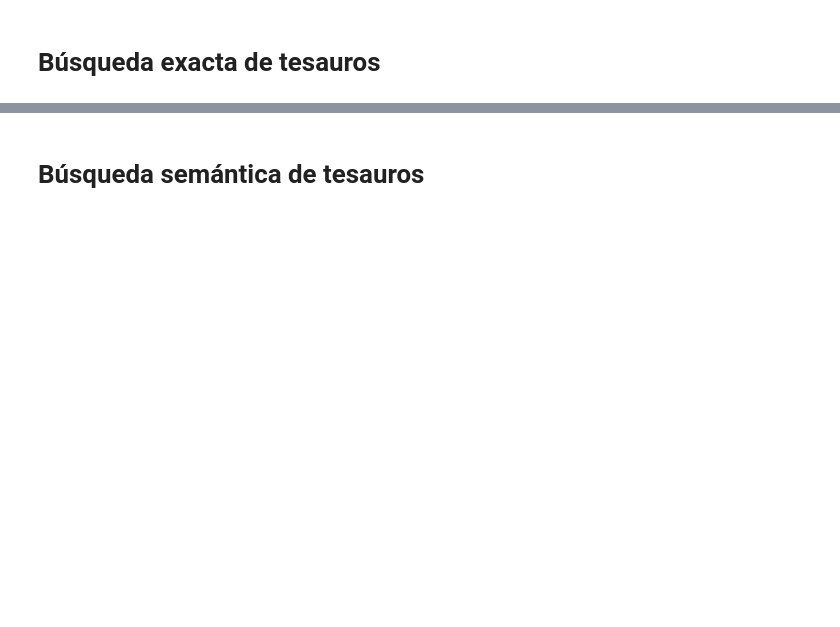
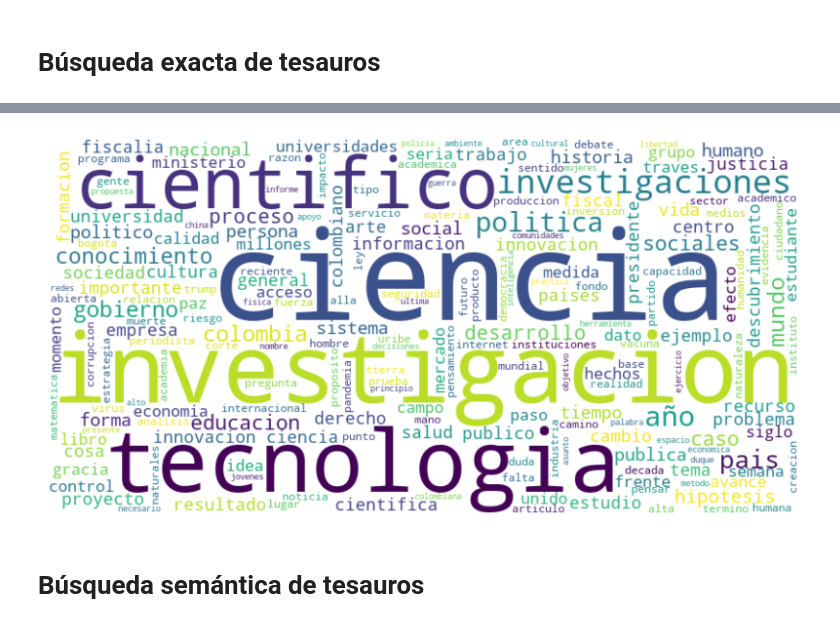
Before and after one commit to BMSS-EAFIT-Projects/HumanidadesDigitales_Karen, a Jupyter notebook: Códigos/busquedas_tesauros.ipynb, the cells around one changed output, grey strips where cells are left out. Cells and saved outputs as stored; diff of their text form; code cells hidden in the pictures; blank space fills up the shorter version.

Commit message:
Busquedas

```diff
--- a/Códigos/busquedas_tesauros.ipynb
+++ b/Códigos/busquedas_tesauros.ipynb
@@ -113,0 +123,8 @@ ModuleNotFoundError: No module named 'neofuzz'
+# %%
+diccionario_ciencia = ["ciencia", "cientifico", "investigación", "tecnología", "método científico", "descubrimiento", "experimentación", "análisis de datos", "hipótesis", "teoría científica"]
+
+diccionario_ciencia = [limpieza(term) for term in diccionario_ciencia]
+
+patron_busqueda = re.compile(r"\b(" + "|".join(diccionario_ciencia) + r")", flags=re.IGNORECASE)
+
+diccionario_ciencia
@@ -113,0 +181,3 @@ ModuleNotFoundError: No module named 'neofuzz'
+# %%
+resultados = busqueda_palabras(textos_unicode, diccionario_ciencia, 10,10)
+len(resultados)
@@ -114,2 +221,20 @@ ModuleNotFoundError: No module named 'neofuzz'
+# %%
+todas_las_palabras = []
+for lista in resultados['Antes_sin_stopwords']:
+    todas_las_palabras.extend(lista)
+
+for lista in resultados['Despues_sin_stopwords']:
+    todas_las_palabras.extend(lista)
+
+palabras_contexto = ' '.join(todas_las_palabras)
+# %%
+wordcloud = WordCloud(width=800, height=400, background_color='white').generate(palabras_contexto)
+# %%
+plt.figure(figsize=(10, 5)) # Ajusta el tamaño de la figura
+plt.imshow(wordcloud, interpolation='bilinear') # Muestra la imagen de la nube de palabras
+plt.axis('off') # Elimina los ejes
+plt.show()
+# %% [output]
+[figure, added]
 # %% [markdown]
 # Búsqueda semántica de tesauros
```
Also changed, not shown: parts of 22 cells of this notebook, 1 other file.
